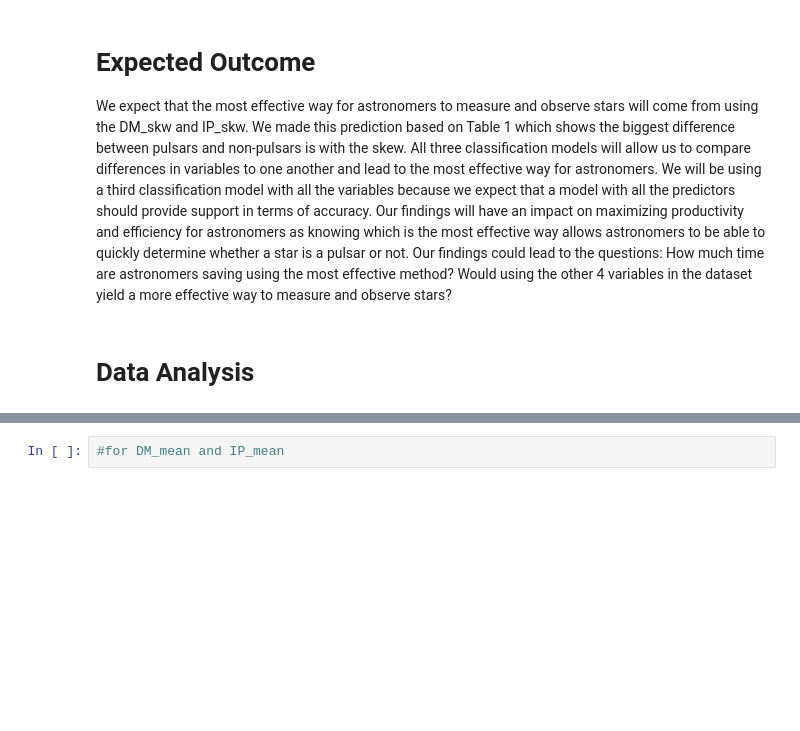
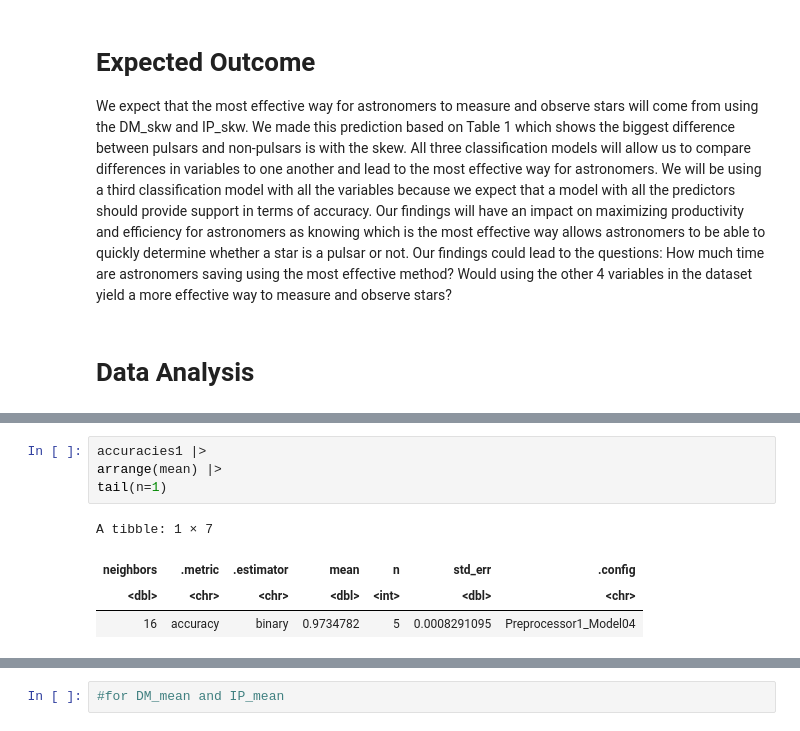
Before and after one commit to natashawong03/dsci100_group_project, a Jupyter notebook: TBgroupproject.ipynb, the cells around one changed output, grey strips where cells are left out. Saved outputs shown, nothing was run; the diff lists cells and outputs as text; blank space fills up the shorter version.

```diff
--- a/TBgroupproject.ipynb
+++ b/TBgroupproject.ipynb
@@ -264,0 +225,9 @@ Prediction    0    1
+# %%
+accuracies1 |>
+arrange(mean) |>
+tail(n=1)
+# %% [output]
+A tibble: 1 × 7
+| neighbors | .metric | .estimator | mean | n | std_err | .config |
+| <dbl> | <chr> | <chr> | <dbl> | <int> | <dbl> | <chr> |
+| 16 | accuracy | binary | 0.9734782 | 5 | 0.0008291095 | Preprocessor1_Model04 |
```
Also changed, not shown: parts of 7 cells of this notebook.
